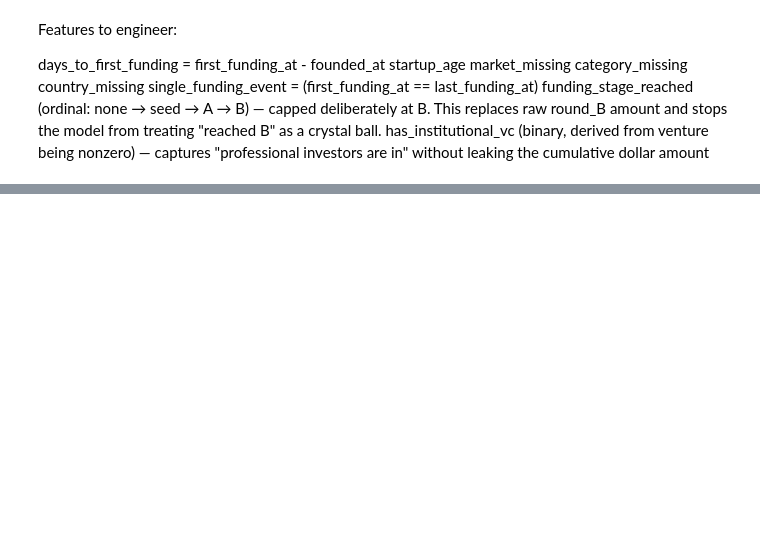
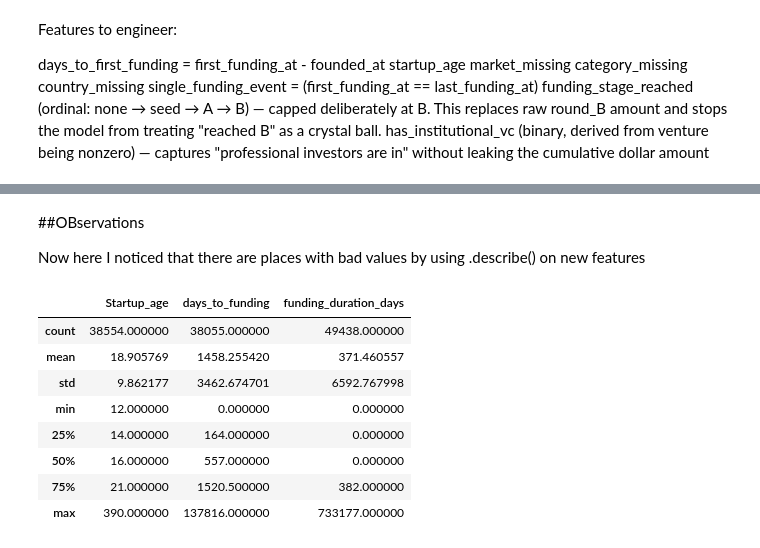
Before and after one commit to karthiii-k/Startup-outcome-intelligence, a Jupyter notebook: notebooks/Data_preperation.ipynb, the cells around one changed output, grey strips where cells are left out. Cells and saved outputs as stored; diff of their text form; code cells hidden in the pictures; blank space fills up the shorter version.

```diff
--- a/notebooks/Data_preperation.ipynb
+++ b/notebooks/Data_preperation.ipynb
@@ -47,0 +155,16 @@ df.drop(columns=["permalink","homepage_url","state_code","region","city","founde
+# %% [markdown]
+##OBservations
+
+Now here I noticed that there are places with bad values by using .describe() on new features
+# %%
+df[["Startup_age","days_to_funding","funding_duration_days"]].describe()
+# %% [output]
+|  | Startup_age | days_to_funding | funding_duration_days |
+| count | 38554.000000 | 38055.000000 | 49438.000000 |
+| mean | 18.905769 | 1458.255420 | 371.460557 |
+| std | 9.862177 | 3462.674701 | 6592.767998 |
+| min | 12.000000 | 0.000000 | 0.000000 |
+| 25% | 14.000000 | 164.000000 | 0.000000 |
+| 50% | 16.000000 | 557.000000 | 0.000000 |
+| 75% | 21.000000 | 1520.500000 | 382.000000 |
+| max | 390.000000 | 137816.000000 | 733177.000000 |
```
Also changed, not shown: parts of 19 cells of this notebook.
